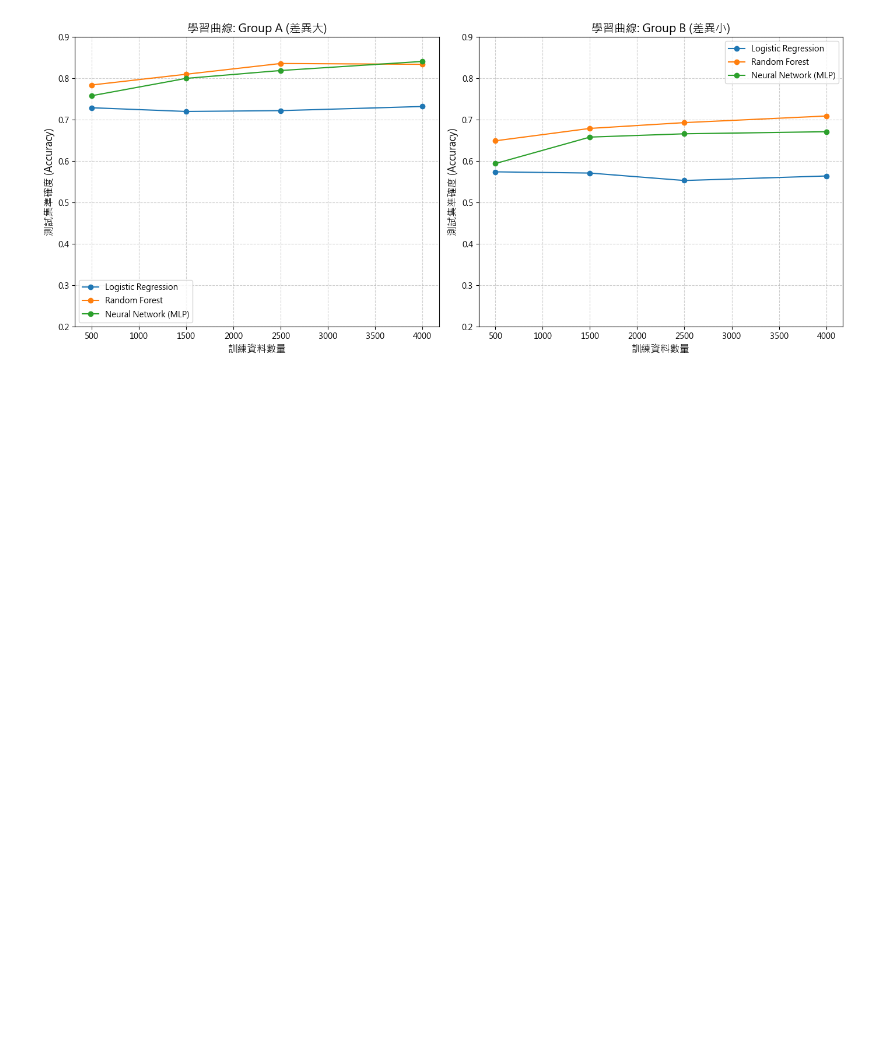
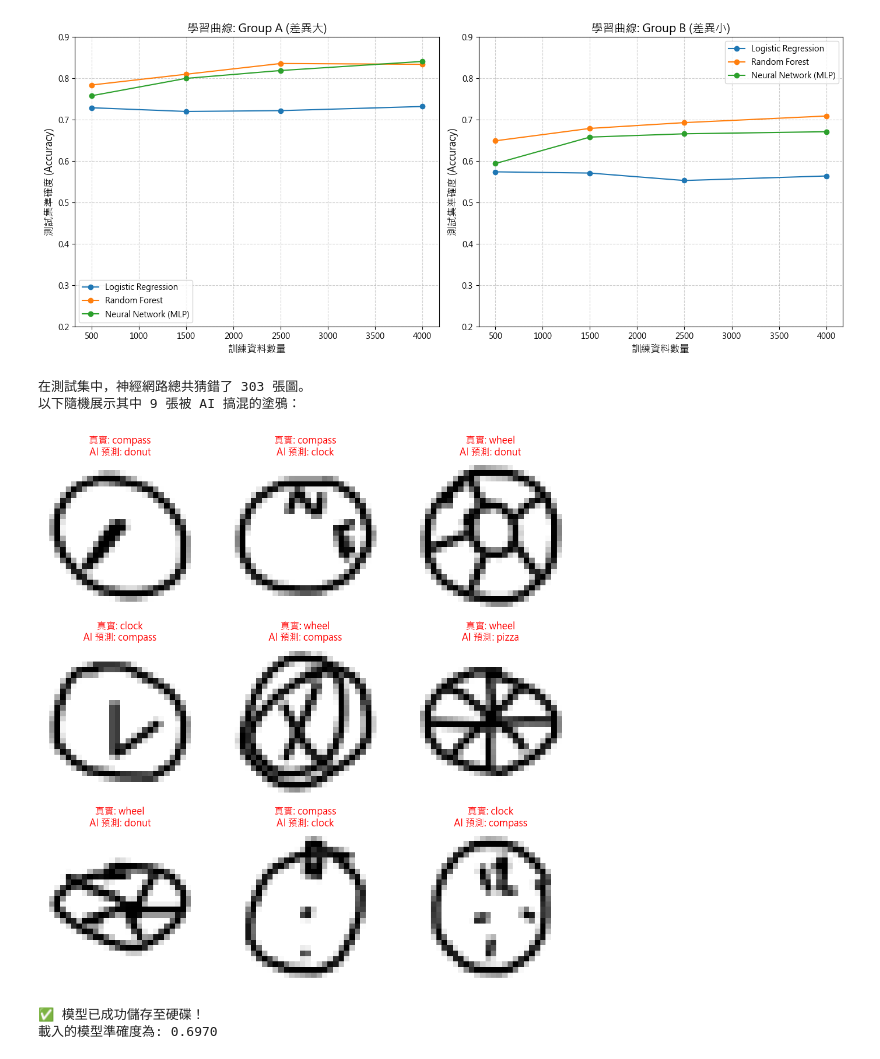
Before and after one commit to Xuan-xing/ML-QuickDraw-Classifier, a Jupyter notebook: program.ipynb, the cells around one changed output. Cells and saved outputs as stored; diff of their text form; code cells hidden in the pictures; blank space fills up the shorter version.

```diff
--- a/program.ipynb
+++ b/program.ipynb
@@ -370,3 +367,65 @@ plt.show()
 資料量 4000 筆完成測試。
 ----------------------------------------
 [figure]
+# %%
+import numpy as np
+import matplotlib.pyplot as plt
+
+# 找出預測錯誤的圖片索引
+# 確保你前面已經跑過 mlp_pipeline.predict(X_test_B) 產生了 y_pred_B
+misclassified_idx = np.where(y_test_B != y_pred_B)[0]
+
+print(f"在測試集中，神經網路總共猜錯了 {len(misclassified_idx)} 張圖。")
+print("以下隨機展示其中 9 張被 AI 搞混的塗鴉：\n")
+
+# 設定畫布
+plt.figure(figsize=(10, 10))
+plt.rcParams['font.sans-serif'] = ['Arial Unicode MS', 'Microsoft JhengHei', 'SimHei']
+
+# 隨機挑選 9 張錯誤圖片來展示
+np.random.seed(42) # 固定亂數，讓每次抽出來的錯誤圖片一樣
+sample_indices = np.random.choice(misclassified_idx, 9, replace=False)
+
+for i, idx in enumerate(sample_indices):
+    plt.subplot(3, 3, i + 1)
+
+    # 將攤平的 784 維陣列，還原回 28x28 的圖片
+    img = X_test_B[idx].reshape(28, 28)
+
+    # 畫出圖片 (反轉顏色讓背景變白、筆觸變黑，比較好看)
+    plt.imshow(255 - (img * 255), cmap='gray')
+
+    # 標示出「真實答案」與「AI的預測」
+    true_label = GROUP_B[y_test_B[idx]]
+    pred_label = GROUP_B[y_pred_B[idx]]
+
+    # 如果預測錯誤，標題用紅色顯示
+    plt.title(f"真實: {true_label}\nAI 預測: {pred_label}", color='red', fontsize=12)
+    plt.axis('off')
+
+plt.tight_layout()
+plt.show()
+# %% [output]
+在測試集中，神經網路總共猜錯了 303 張圖。
+以下隨機展示其中 9 張被 AI 搞混的塗鴉：
+[figure, added]
+# %%
+# 1. 安裝並匯入 joblib 套件
+import joblib
+
+# 2. 儲存模型 (將剛剛訓練好的 MLP 存檔)
+# 這樣你的專案資料夾會多出一個 'best_mlp_model.joblib' 的檔案
+joblib.dump(mlp_pipeline, 'best_mlp_model.joblib')
+print("✅ 模型已成功儲存至硬碟！")
+
+# --- 假設這是明天，你重新打開了電腦 ---
+
+# 3. 瞬間載入模型，不需要重新訓練！
+loaded_model = joblib.load('best_mlp_model.joblib')
+
+# 直接拿來考試
+acc = loaded_model.score(X_test_B, y_test_B)
+print(f"載入的模型準確度為: {acc:.4f}")
+# %% [output]
+✅ 模型已成功儲存至硬碟！
+載入的模型準確度為: 0.6970
```
Also changed, not shown: parts of 6 cells of this notebook, 1 other file.
